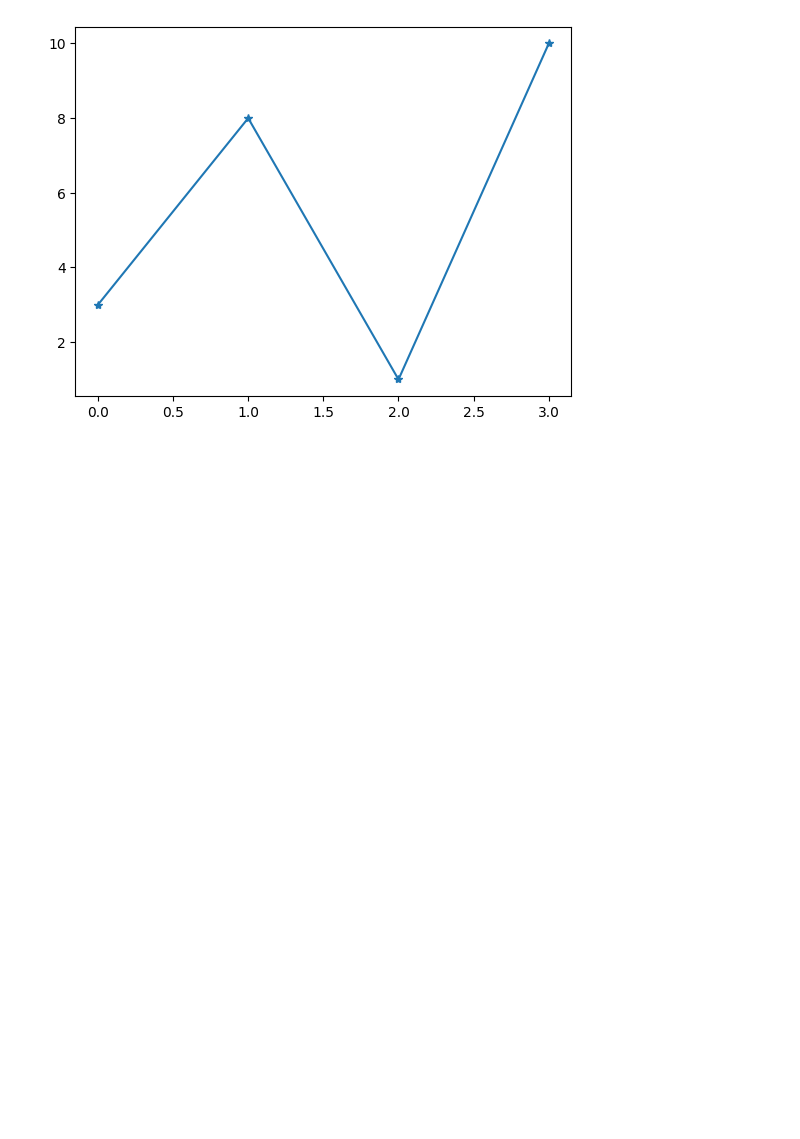
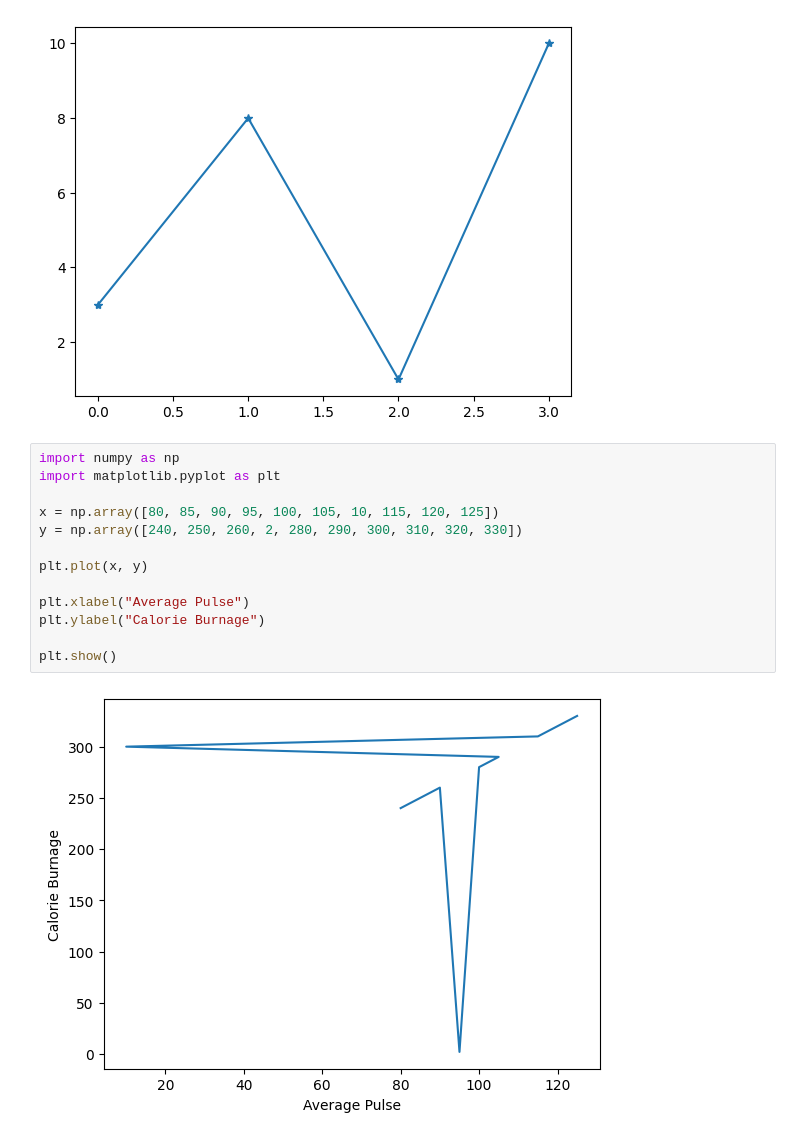
Before and after one commit to DikshaEncureIT/python-practice, a Jupyter notebook: NumPy Random.ipynb, the cells around one changed output. Saved outputs shown, nothing was run; the diff lists cells and outputs as text; blank space fills up the shorter version.

```diff
--- a/NumPy Random.ipynb
+++ b/NumPy Random.ipynb
@@ -125,3 +125,18 @@ plt.plot(ypoints, marker = '*')
 plt.show()
 # %% [output]
 [figure]
+# %%
+import numpy as np
+import matplotlib.pyplot as plt
+
+x = np.array([80, 85, 90, 95, 100, 105, 10, 115, 120, 125])
+y = np.array([240, 250, 260, 2, 280, 290, 300, 310, 320, 330])
+
+plt.plot(x, y)
+
+plt.xlabel("Average Pulse")
+plt.ylabel("Calorie Burnage")
+
+plt.show()
+# %% [output]
+[figure, added]
```
Also changed, not shown: parts of 21 cells of this notebook.
